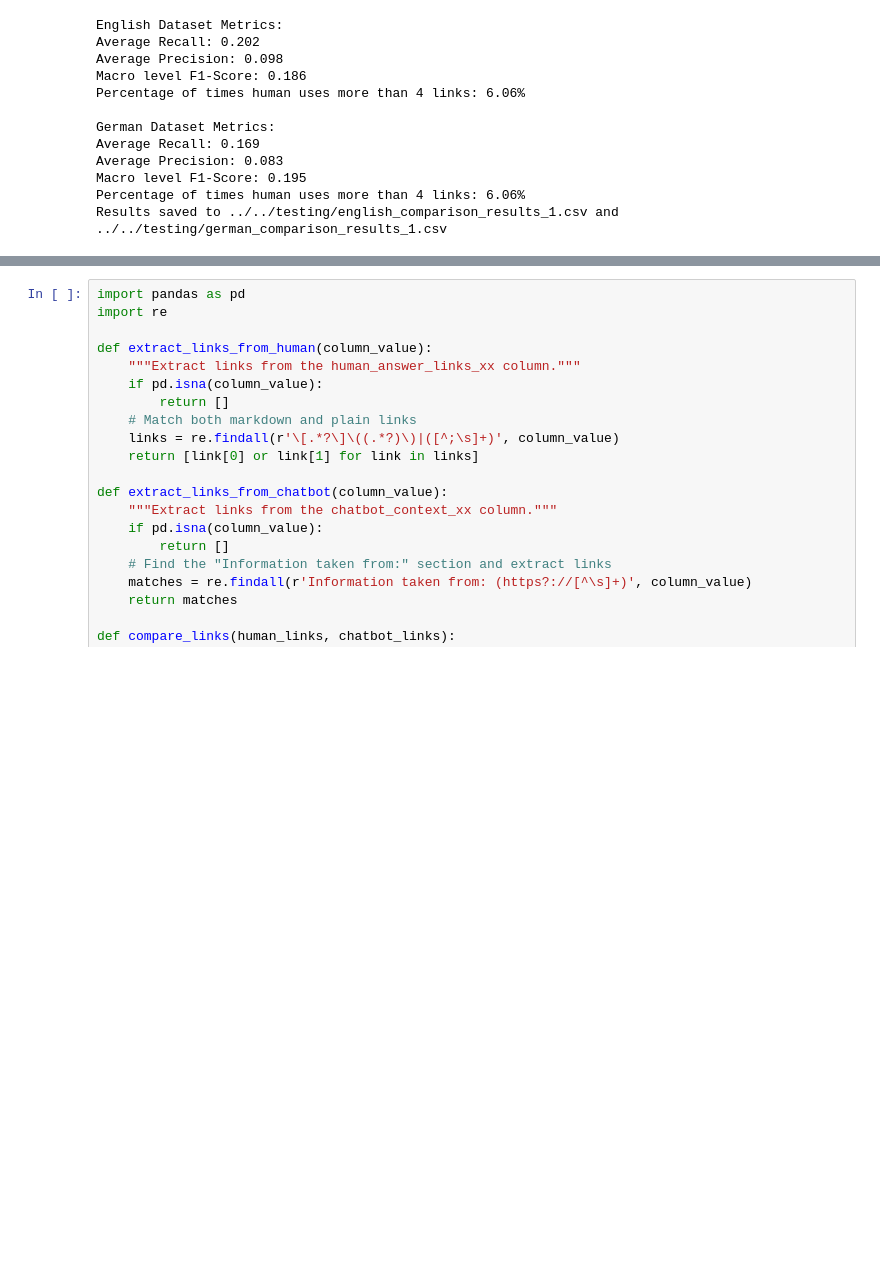
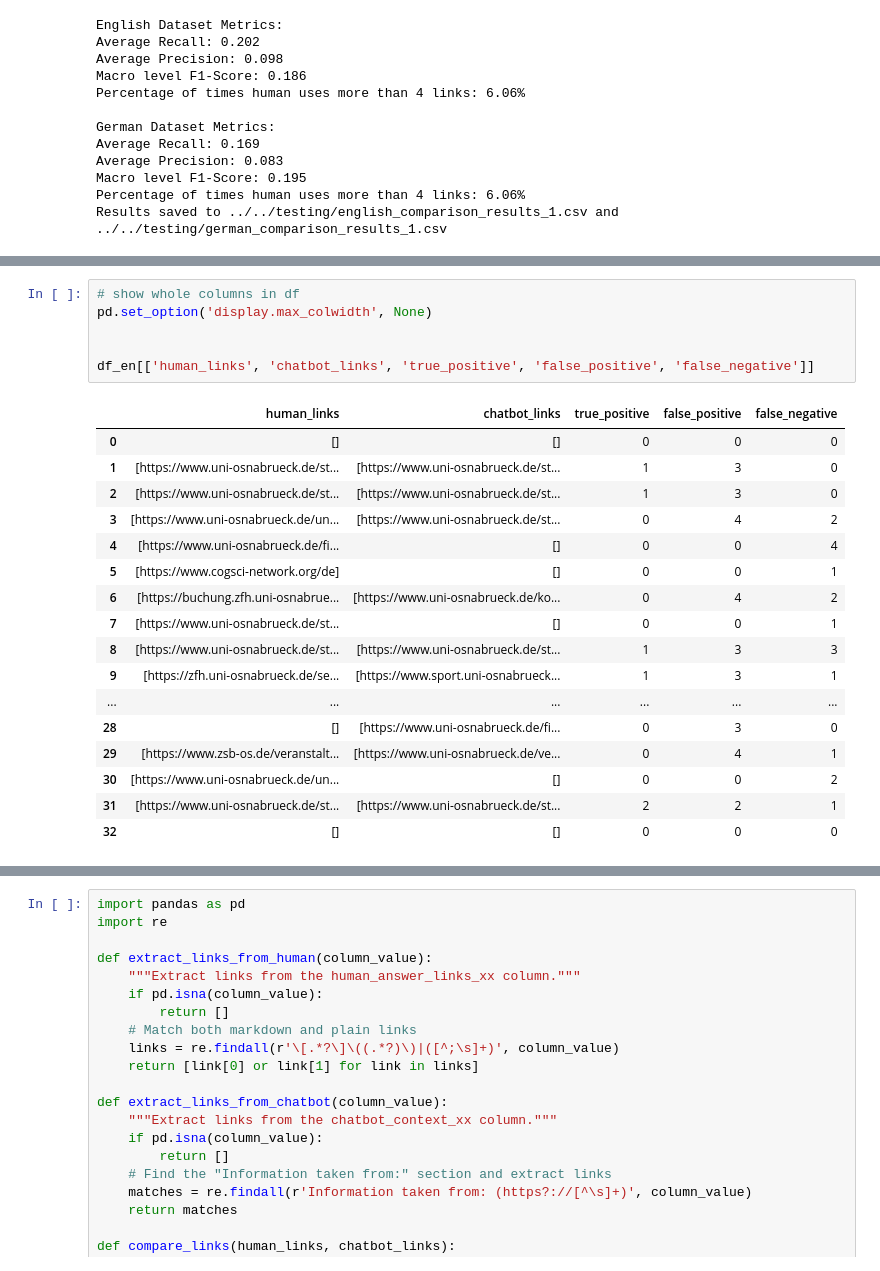
Before and after one commit to MarvinIRW/Assessing-Answer-Accuracy-Hallucination-and-Document-Relevance-in-virtUOS-Chatbot, a Jupyter notebook: code/eval/context_links_compare.ipynb, the cells around one changed output, grey strips where cells are left out. Saved outputs shown, nothing was run; the diff lists cells and outputs as text; blank space fills up the shorter version.

```diff
--- a/code/eval/context_links_compare.ipynb
+++ b/code/eval/context_links_compare.ipynb
@@ -125,0 +238,24 @@ df_en
+# %%
+# show whole columns in df
+pd.set_option('display.max_colwidth', None)
+
+
+df_en[['human_links', 'chatbot_links', 'true_positive', 'false_positive', 'false_negative']]
+# %% [output]
+|  | human_links | chatbot_links | true_positive | false_positive | false_negative |
+| 0 | [] | [] | 0 | 0 | 0 |
+| 1 | [https://www.uni-osnabrueck.de/st... | [https://www.uni-osnabrueck.de/st... | 1 | 3 | 0 |
+| 2 | [https://www.uni-osnabrueck.de/st... | [https://www.uni-osnabrueck.de/st... | 1 | 3 | 0 |
+| 3 | [https://www.uni-osnabrueck.de/un... | [https://www.uni-osnabrueck.de/st... | 0 | 4 | 2 |
+| 4 | [https://www.uni-osnabrueck.de/fi... | [] | 0 | 0 | 4 |
+| 5 | [https://www.cogsci-network.org/de] | [] | 0 | 0 | 1 |
+| 6 | [https://buchung.zfh.uni-osnabrue... | [https://www.uni-osnabrueck.de/ko... | 0 | 4 | 2 |
+| 7 | [https://www.uni-osnabrueck.de/st... | [] | 0 | 0 | 1 |
+| 8 | [https://www.uni-osnabrueck.de/st... | [https://www.uni-osnabrueck.de/st... | 1 | 3 | 3 |
+| 9 | [https://zfh.uni-osnabrueck.de/se... | [https://www.sport.uni-osnabrueck... | 1 | 3 | 1 |
+| ... | ... | ... | ... | ... | ... |
+| 28 | [] | [https://www.uni-osnabrueck.de/fi... | 0 | 3 | 0 |
+| 29 | [https://www.zsb-os.de/veranstalt... | [https://www.uni-osnabrueck.de/ve... | 0 | 4 | 1 |
+| 30 | [https://www.uni-osnabrueck.de/un... | [] | 0 | 0 | 2 |
+| 31 | [https://www.uni-osnabrueck.de/st... | [https://www.uni-osnabrueck.de/st... | 2 | 2 | 1 |
+| 32 | [] | [] | 0 | 0 | 0 |
```
Also changed, not shown: parts of 6 cells of this notebook, 56 other files.
